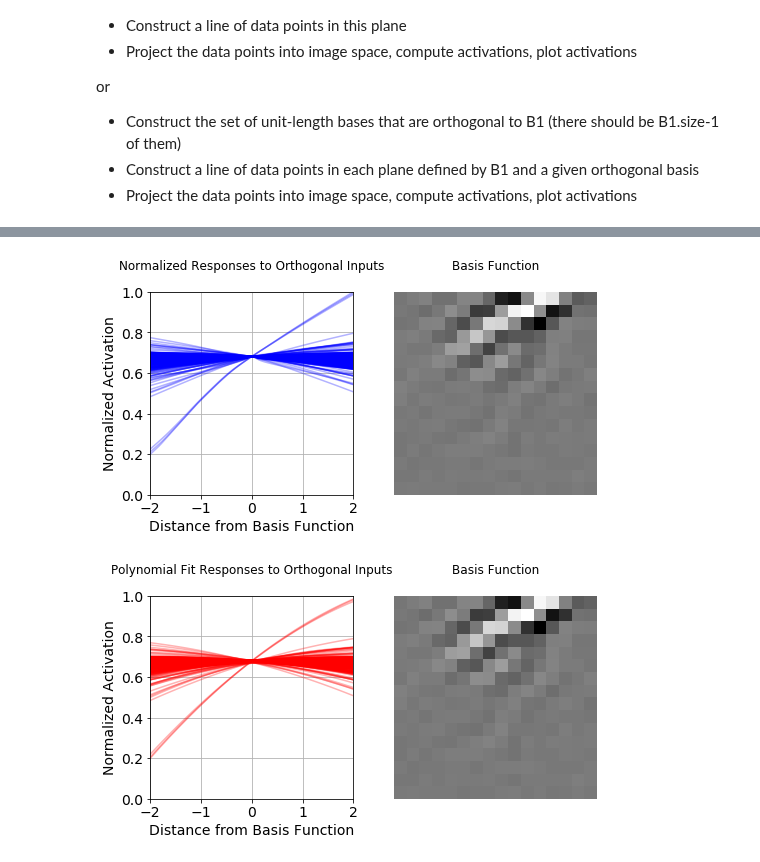
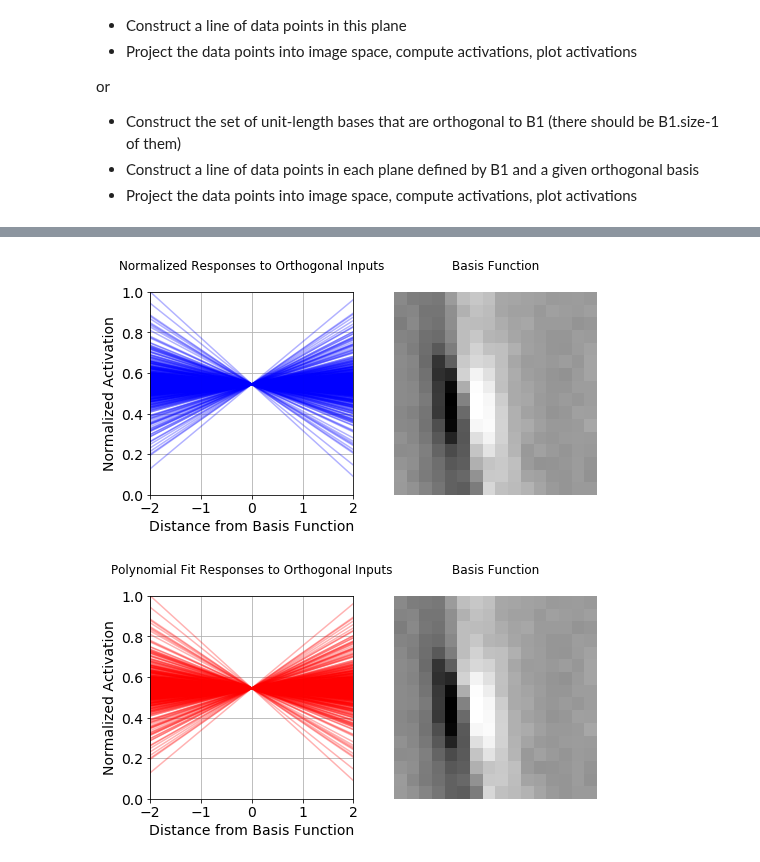
Before and after one commit to dpaiton/DeepSparseCoding, a Jupyter notebook: vis_iso_contours.ipynb, the cells around one changed output, grey strips where cells are left out. Cells and saved outputs as stored; diff of their text form; code cells hidden in the pictures.

```diff
--- a/vis_iso_contours.ipynb
+++ b/vis_iso_contours.ipynb
@@ -195,15 +181,15 @@ cmap = plt.get_cmap('tab20b')
 #cmap = plt.get_cmap('jet')
 vmin = np.floor(np.min(norm_activity))#0.0
 vmax = np.ceil(np.max(norm_activity))#1.0
-rank_indices = np.argsort(norm_activity[:, bf_id1])
+rank_indices = np.argsort(norm_activity[:, bf_id0])
 
 pts = curve_ax.scatter(proj_datapoints[:,0][rank_indices], proj_datapoints[:,1][rank_indices],
-  vmin=vmin, vmax=vmax, cmap=cmap, c=norm_activity[:,bf_id1][rank_indices], s=5.0)
+  vmin=vmin, vmax=vmax, cmap=cmap, c=norm_activity[:, bf_id0][rank_indices], s=5.0)
 curve_ax.arrow(0, 0, proj_neuron1[0].item(), proj_neuron1[1].item(), width=0.05, head_width=0.15,
   head_length=0.15, fc='r', ec='r')
 curve_ax.arrow(0, 0, proj_neuron2[0].item(), proj_neuron2[1].item(), width=0.05, head_width=0.15,
   head_length=0.15, fc='k', ec='k')
-curve_ax.set_title("Angle = "+"{:.2f}".format(neuron_angles[bf_id1, bf_id2])+" deg")
+curve_ax.set_title("Angle = "+"{:.2f}".format(neuron_angles[bf_id0, bf_id1])+" deg")
 curve_ax.set_ylim([-2, 2.0])
 curve_ax.set_xlim([-2, 2.0])
 curve_ax.set_aspect("equal")
@@ -212,11 +198,11 @@ cbar.ax.set_yticklabels(["{:.0f}".format(vmin), "{:.0f}".format(vmax)])
 
 gs2 = gridspec.GridSpecFromSubplotSpec(2, 1, gs1[1], wspace=2, hspace=-0.2)
 bf1_ax = pf.clear_axis(fig.add_subplot(gs2[0]))
-bf1_ax.imshow(analyzer.bf_stats["basis_functions"][bf_id1], cmap="Greys_r")
+bf1_ax.imshow(analyzer.bf_stats["basis_functions"][bf_id0], cmap="Greys_r")
 bf1_ax.set_title("Primary\nBasis Function", color='r')
 bf2_ax = pf.clear_axis(fig.add_subplot(gs2[1]))
-bf2_ax.imshow(analyzer.bf_stats["basis_functions"][bf_id2], cmap="Greys_r")
+bf2_ax.imshow(analyzer.bf_stats["basis_functions"][bf_id1], cmap="Greys_r")
 bf2_ax.set_title("Comparison\nBasis Function", color='k')
-fig.savefig(analyzer.analysis_out_dir+"/vis/neuron_response_contours_bf0id"+str(bf_id1)+"_bf1id"+str(bf_id2)+".png")
+fig.savefig(analyzer.analysis_out_dir+"/vis/neuron_response_contours_bf0id"+str(bf_id0)+"_bf1id"+str(bf_id1)+".png")
 plt.show()
 # %% [output]
@@ -237,11 +223,11 @@ for yid in range(num_plots_y):
   cmap = plt.get_cmap('viridis')
   vmin = 0.0
   vmax = 1.0
-  rank_indices = np.argsort(norm_activity[slice_indices, bf_id1])
+  rank_indices = np.argsort(norm_activity[slice_indices, bf_id0])
   slice_datapoints = proj_datapoints[slice_indices,:]
   pts = ax1.scatter(slice_datapoints[rank_indices,0],
     slice_datapoints[rank_indices,1], vmin=vmin, vmax=vmax,
-    cmap=cmap, c=norm_activity[slice_indices, bf_id1][rank_indices], s=1.0)
+    cmap=cmap, c=norm_activity[slice_indices, bf_id0][rank_indices], s=1.0)
   ax1.arrow(0, 0, proj_neuron1[0].item(), proj_neuron1[1].item(),
     width=0.05, head_width=0.15, head_length=0.15, fc='r', ec='r')
   ax1.arrow(0, 0, proj_neuron2[0].item(), proj_neuron2[1].item(),
@@ -249,7 +235,7 @@ for yid in range(num_plots_y):
   ax1.set_xlim([-2,2])
   ax1.set_ylim([-2,2])
   ax1.set_aspect("equal")
-  ax1.set_title("bfid="+str(bf_id2))
+  ax1.set_title("bf1id="+str(bf_id1))
 
   y_indices = np.arange(slice_indices.size)[::int(slice_indices.size/num_comparison_points)]
   if y_indices.size < num_comparison_points:
@@ -298,7 +284,7 @@ or
 # %%
 pop_num_imgs = 100
 
-orthogonal_list = [idx for idx in range(analyzer.bf_stats["num_outputs"]) if idx != bf_id1]#[bf_id2]
+orthogonal_list = [idx for idx in range(analyzer.bf_stats["num_outputs"]) if idx != bf_id0]#[bf_id1]
 num_orthogonal = len(orthogonal_list)
 
 pop_x_pts = np.linspace(-2.0, 2.0, int(pop_num_imgs))
@@ -311,8 +297,8 @@ pop_proj_datapoints = pop_proj_datapoints[slice_indices,:] # slice grid
 
 pop_datapoints = [None,]*num_orthogonal
 pop_proj_neurons = [None,]*num_orthogonal
-for pop_idx, tmp_bf_id2 in enumerate(orthogonal_list):
-  tmp_bf2 = analyzer.bf_stats["basis_functions"][tmp_bf_id2].reshape((analyzer.model_params["patch_edge_size"]**2))
+for pop_idx, tmp_bf_id1 in enumerate(orthogonal_list):
+  tmp_bf2 = analyzer.bf_stats["basis_functions"][tmp_bf_id1].reshape((analyzer.model_params["patch_edge_size"]**2))
   tmp_bf2 /= np.linalg.norm(tmp_bf2)
   tmp_proj_matrix = analyzer.bf_projections(bf1, tmp_bf2)
   pop_proj_neurons[pop_idx] = (np.dot(tmp_proj_matrix, bf1).T, np.dot(tmp_proj_matrix, tmp_bf2).T)
@@ -330,7 +316,7 @@ pop_datapoints = analyzer.model.reshape_dataset(pop_datapoints, analyzer.model_p
 pop_datapoints["test"].images /= np.max(np.abs(pop_datapoints["test"].images))
 pop_datapoints["test"].images *= analyzer.analysis_params["input_scale"]
 # %%
-pop_activations = analyzer.compute_activations(pop_datapoints["test"].images)[:,bf_id1]
+pop_activations = analyzer.compute_activations(pop_datapoints["test"].images)[:, bf_id0]
 pop_activations = pop_activations.reshape([num_orthogonal, pop_num_imgs])
 pop_norm_activity = pop_activations / np.amax(np.abs(pop_activations))
 # %% [output]
@@ -380,22 +366,22 @@ plt.show()
 # %%
 fig, ax = plt.subplots(1,2, figsize=(8,8))
 for orthog_idx in range(num_orthogonal):
  ax[0].plot(pop_proj_datapoints[:,1], pop_norm_activity[orthog_idx, :], color='b', alpha=0.3)
 ax[0].set_title("Normalized Responses to Orthogonal Inputs", y=1.08)
 ax[0].set_ylabel("Normalized Activation", fontsize=14)
 ax[0].set_xlabel("Distance from Basis Function", fontsize=14)
 ax[0].grid(True)
 ax[0].set_ylim([0.0, 1.0])
 ax[0].set_xlim([np.min(x_vals), np.max(x_vals)])
 ax[0].set_aspect((np.max(x_vals)-np.min(x_vals)))#/(np.max(pop_norm_activity)-np.min(pop_norm_activity)))
 ax[0].tick_params(labelsize=14)
 ax[1] = pf.clear_axis(ax[1])
-ax[1].imshow(analyzer.bf_stats["basis_functions"][bf_id1], cmap="Greys_r")
+ax[1].imshow(analyzer.bf_stats["basis_functions"][bf_id0], cmap="Greys_r")
 ax[1].set_title("Basis Function", y=1.08)
 fig.savefig(analyzer.analysis_out_dir+"/vis/bf_curvatures.png")
 plt.show()
 # %% [output]
-[figure, old version]
+[figure, new version]
 # %%
 coeffs = [np.polynomial.polynomial.polyfit(pop_proj_datapoints[:,1], pop_norm_activity[orthog_idx,:], deg=2)
   for orthog_idx in range(num_orthogonal)]
@@ -414,10 +400,10 @@ ax[0].set_xlim([np.min(pop_proj_datapoints[:,1]), np.max(pop_proj_datapoints[:,1
 ax[0].set_aspect((np.max(pop_proj_datapoints[:,1])-np.min(pop_proj_datapoints[:,1])))
 ax[0].tick_params(labelsize=14)
 ax[1] = pf.clear_axis(ax[1])
-ax[1].imshow(analyzer.bf_stats["basis_functions"][bf_id1], cmap="Greys_r")
+ax[1].imshow(analyzer.bf_stats["basis_functions"][bf_id0], cmap="Greys_r")
 ax[1].set_title("Basis Function", y=1.08)
 fig.savefig(analyzer.analysis_out_dir+"/vis/fit_curvatures.png")
 plt.show()
 # %% [output]
-[figure, old version]
+[figure, new version]
 # %%
```
Also changed, not shown: parts of 19 cells of this notebook, 1 other file.
